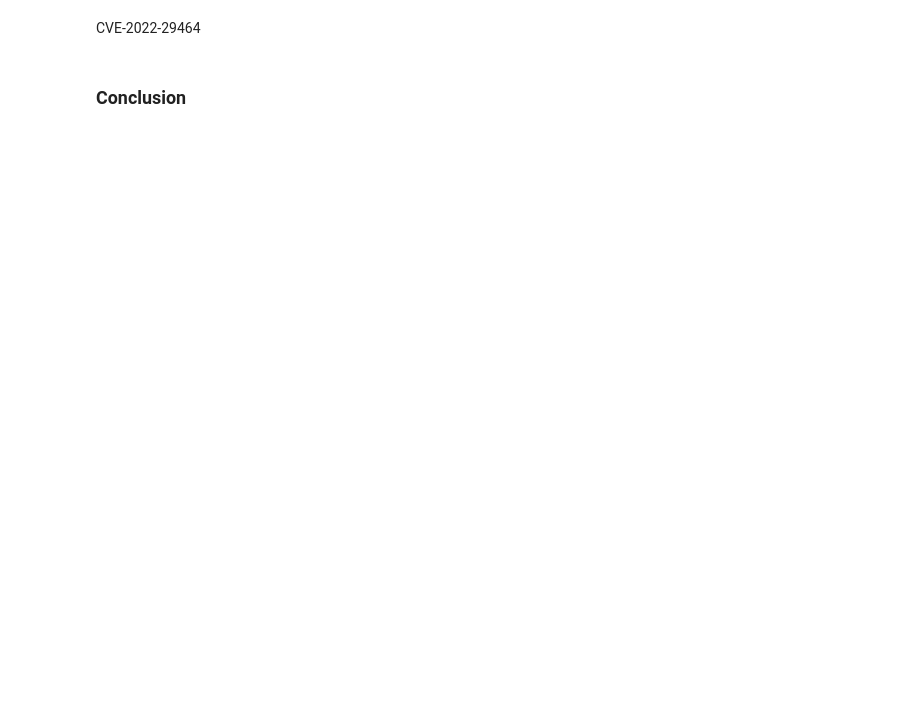
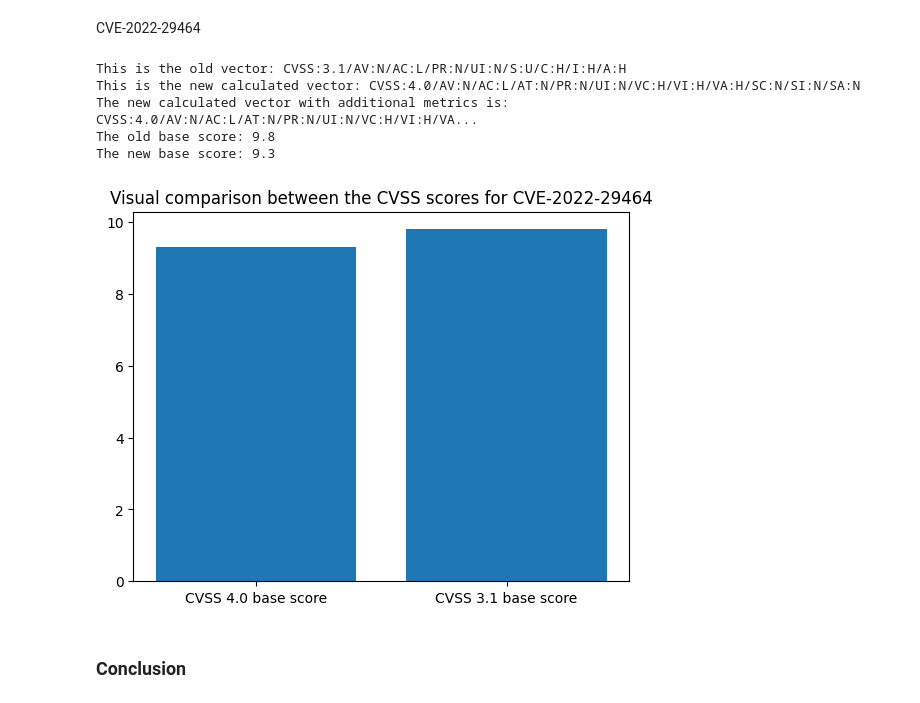
Before and after one commit to wojwozniak/cvss_converter, a Jupyter notebook: src/CVEcomparisons.ipynb, the cells around one changed output. Drawn from its saved outputs; the diff is of its cells as text; code cells hidden in the pictures; blank space fills up the shorter version.

```diff
--- a/src/CVEcomparisons.ipynb
+++ b/src/CVEcomparisons.ipynb
@@ -197,4 +202,31 @@ CVSS3MalformedError: Malformed CVSS3 vector " CVSS:3.1/AV:N/AC:L/PR:N/UI:N/S:C/
 # %% [markdown]
 CVE-2022-29464
+# %%
+vector_name = 'CVE-2022-29464'
+CVSS31 = df[df['CVE'] == vector_name]["Vector 3.1"]
+cvss_old_score = df[df["CVE"] == vector_name]["Base Score 3.1"].to_string()[6:]
+CVSS31 = CVSS31.to_string()
+add_metrics = df[df["CVE"] == vector_name]["Vector 4.0 (with all the additional metrics)"].to_string()[6:]
+vec = cvss.CVSS3(CVSS31[6:])
+print(f"This is the old vector: {vec.vector}")
+new_vector =  score_converter(vec, SC = 'N', SI = 'N', SA='N')
+print(f"This is the new calculated vector: " + str(new_vector))
+print(f'The new calculated vector with additional metrics is: {add_metrics}')
+new_score = cvss.CVSS4(new_vector).base_score
+print("The old base score: " + cvss_old_score)
+print("The new base score: " + str(new_score))
+input = [new_score,float(cvss_old_score)]
+#print(input)
+plt.bar([0,1], height=input)
+plt.xticks([0,1], ["CVSS 4.0 base score", "CVSS 3.1 base score"])
+plt.title(f"Visual comparison between the CVSS scores for {vector_name}")
+plt.show()
+# %% [output]
+This is the old vector: CVSS:3.1/AV:N/AC:L/PR:N/UI:N/S:U/C:H/I:H/A:H
+This is the new calculated vector: CVSS:4.0/AV:N/AC:L/AT:N/PR:N/UI:N/VC:H/VI:H/VA:H/SC:N/SI:N/SA:N
+The new calculated vector with additional metrics is: CVSS:4.0/AV:N/AC:L/AT:N/PR:N/UI:N/VC:H/VI:H/VA...
+The old base score: 9.8
+The new base score: 9.3
+[figure, added]
 # %% [markdown]
 ### Conclusion
```
Also changed, not shown: parts of 1 cell of this notebook.
